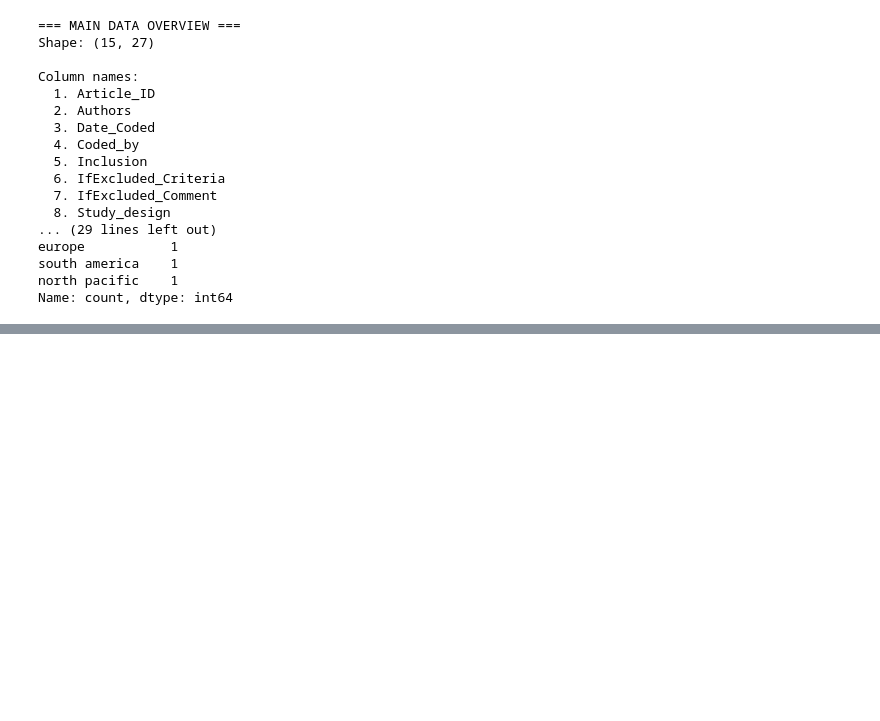
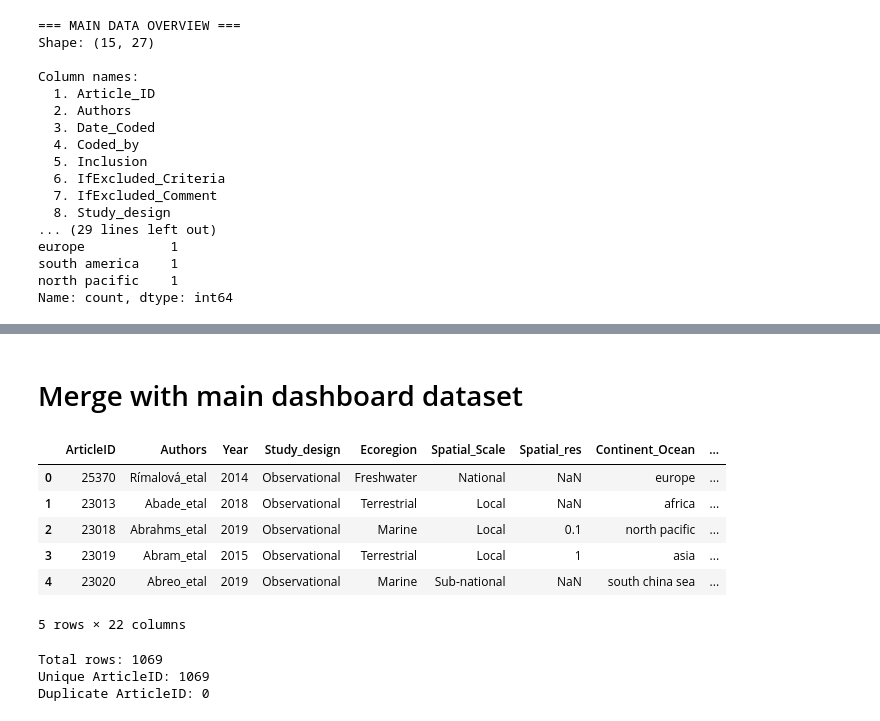
Before and after one commit to Biodiversity-Literature-Dashboard/Main_Repository, a Jupyter notebook: notebooks/data_exploration.ipynb, the cells around one changed output, grey strips where cells are left out. Drawn from its saved outputs; the diff is of its cells as text; code cells hidden in the pictures; blank space fills up the shorter version.

```diff
--- a/notebooks/data_exploration.ipynb
+++ b/notebooks/data_exploration.ipynb
@@ -349,0 +400,15 @@ else:
+# %%
+df_threats_small = df_threats[
+    [
+        "ArticleID",
+        "Threat",
+        "Threat1",
+        "Threat_metric",
+        "Threat_data",
+        "Quantity_threats",
+        "threat_precision",
+        "threat_database",
+        "Threat_decoded",
+        "Threat1_decoded",
+    ]
+].copy()
@@ -349,0 +417,17 @@ else:
+# %%
+df_threats_agg = (
+    df_threats_small.groupby("ArticleID", as_index=False)
+    .agg({
+        "Threat": lambda x: "; ".join(sorted(set(x.dropna().astype(str)))),
+        "Threat1": lambda x: "; ".join(sorted(set(x.dropna().astype(str)))),
+        "Threat_metric": lambda x: "; ".join(sorted(set(x.dropna().astype(str)))),
+        "Threat_data": lambda x: "; ".join(sorted(set(x.dropna().astype(str)))),
+        "Quantity_threats": lambda x: "; ".join(sorted(set(x.dropna().astype(str)))),
+        "threat_precision": lambda x: "; ".join(sorted(set(x.dropna().astype(str)))),
+        "threat_database": lambda x: "; ".join(sorted(set(x.dropna().astype(str)))),
+        "Threat_decoded": lambda x: "; ".join(sorted(set(x.dropna().astype(str)))),
+        "Threat1_decoded": lambda x: "; ".join(sorted(set(x.dropna().astype(str))))
+    })
+)
+
+df_threats_agg.head()
@@ -349,0 +441,29 @@ else:
+# %% [markdown]
+# Merge with main dashboard dataset
+# %%
+df_merged = df_dashboard.merge(
+    df_threats_agg,
+    on="ArticleID",
+    how="left"
+)
+
+df_merged.head()
+# %% [output]
+|  | ArticleID | Authors | Year | Study_design | Ecoregion | Spatial_Scale | Spatial_res | Continent_Ocean | ... |
+| 0 | 25370 | Rímalová_etal | 2014 | Observational | Freshwater | National | NaN | europe | ... |
+| 1 | 23013 | Abade_etal | 2018 | Observational | Terrestrial | Local | NaN | africa | ... |
+| 2 | 23018 | Abrahms_etal | 2019 | Observational | Marine | Local | 0.1 | north pacific | ... |
+| 3 | 23019 | Abram_etal | 2015 | Observational | Terrestrial | Local | 1 | asia | ... |
+| 4 | 23020 | Abreo_etal | 2019 | Observational | Marine | Sub-national | NaN | south china sea | ... |
+5 rows × 22 columns
+# %%
+import pandas as pd
+
+df_dashboard = pd.read_csv("../data/processed/ridley_articles_dashboard.csv")
+print("Total rows:", len(df_dashboard))
+print("Unique ArticleID:", df_dashboard["ArticleID"].nunique())
+print("Duplicate ArticleID:", df_dashboard["ArticleID"].duplicated().sum())
+# %% [output]
+Total rows: 1069
+Unique ArticleID: 1069
+Duplicate ArticleID: 0
```
Also changed, not shown: parts of 13 cells of this notebook, 1 other file.
